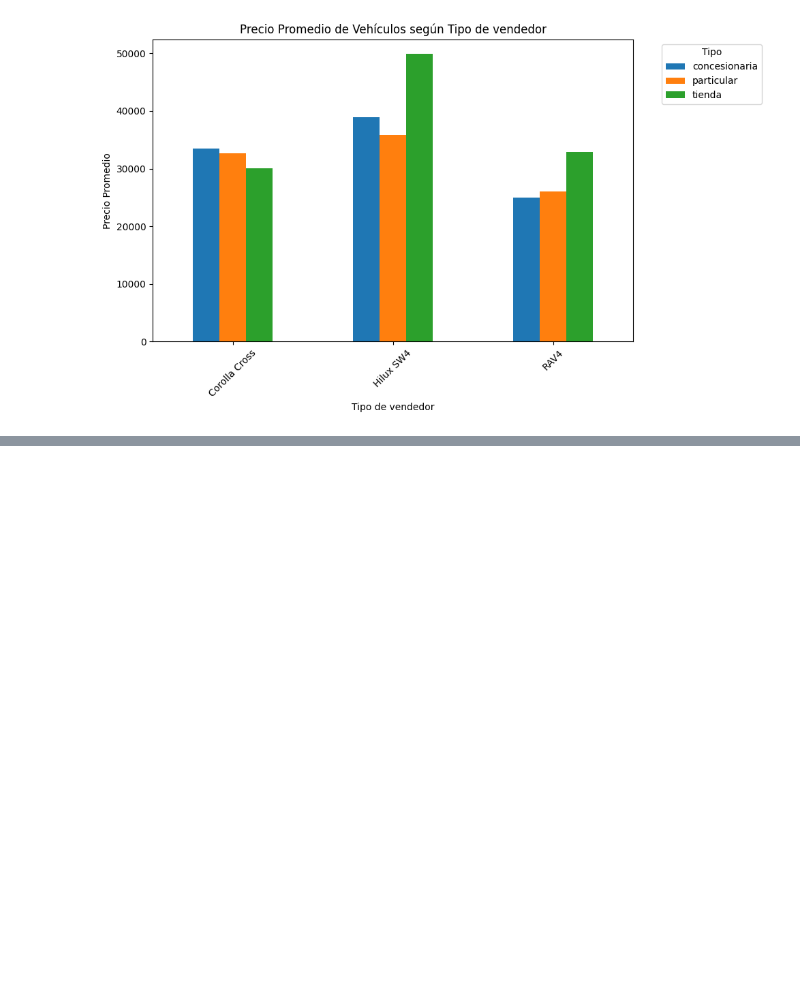
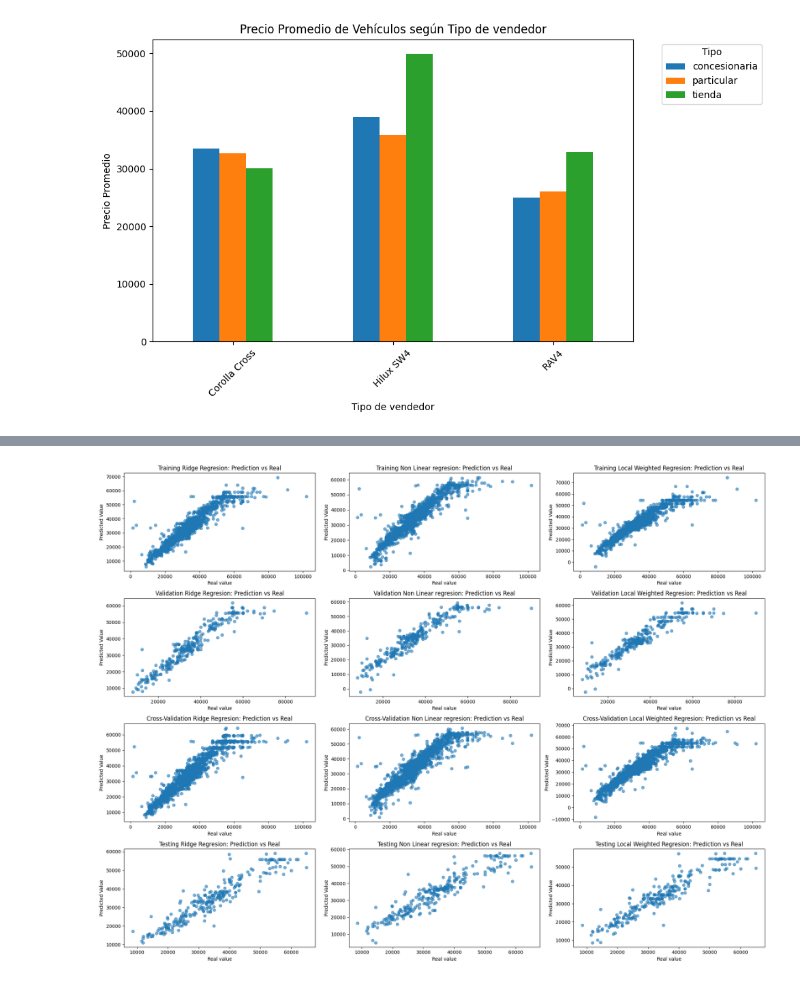
Before and after one commit to facuvulcano/Machine-Learning, a Jupyter notebook: Vulcano_Facundo_TP2/notebooks/Entrega_TP2.ipynb, the cells around one changed output, grey strips where cells are left out. Saved outputs shown, nothing was run; the diff lists cells and outputs as text; code cells hidden in the pictures; blank space fills up the shorter version.

```diff
--- a/Vulcano_Facundo_TP2/notebooks/Entrega_TP2.ipynb
+++ b/Vulcano_Facundo_TP2/notebooks/Entrega_TP2.ipynb
@@ -591,0 +416,10 @@ print(f'RMSE on test set: {rmse_test}')
+# %%
+y_test_pred_non_linear_regr = non_linear_regr.predict(X_test)
+
+rmse_non_linear_regr_testing = rmse(y_test.to_numpy(), y_test_pred_non_linear_regr.to_numpy())
+mae_non_linear_regr_testing = mae(y_test.to_numpy(), y_test_pred_non_linear_regr.to_numpy())
+r2_non_linear_regr_testing = r2(y_test.to_numpy(), y_test_pred_non_linear_regr.to_numpy())
+
+print(f'\nRMSE(Test): {rmse_non_linear_regr_testing}')
+print(f"MAE (Test): {mae_non_linear_regr_testing}")
+print(f"R2 (Test): {r2_non_linear_regr_testing}")
@@ -591,0 +456,10 @@ print(f'RMSE on test set: {rmse_test}')
+# %%
+y_test_pred_lwr = lwr.predict(X_test.to_numpy())
+
+rmse_lwr_testing = rmse(y_test.to_numpy(), y_test_pred_lwr)
+mae_lwr_testing = mae(y_test.to_numpy(), y_test_pred_lwr)
+r2_lwr_testing = r2(y_test.to_numpy(), y_test_pred_lwr)
+
+print(f'\nRMSE (Test) {rmse_lwr_testing}')
+print(f"MAE (Test): {mae_lwr_testing}")
+print(f"R2 (Test): {r2_lwr_testing}")
@@ -591,0 +862,79 @@ print(f'RMSE on test set: {rmse_test}')
+# %%
+plt.figure(figsize=(20, 15))
+
+plt.subplot(4, 3, 1)
+plt.scatter(y_train, y_train_pred_ridge_regr, alpha=0.6)
+plt.title('Training Ridge Regresion: Prediction vs Real')
+plt.xlabel('Real value')
+plt.ylabel('Predicted Value')
+
+plt.subplot(4, 3, 2)
+plt.scatter(y_train, y_train_pred_non_linear_regr, alpha=0.6)
+plt.title('Training Non Linear regresion: Prediction vs Real')
+plt.xlabel('Real value')
+plt.ylabel('Predicted Value')
+
+plt.subplot(4, 3, 3)
+plt.scatter(y_train, y_train_pred_lwr, alpha=0.6)
+plt.title('Training Local Weighted Regresion: Prediction vs Real')
+plt.xlabel('Real value')
+plt.ylabel('Predicted Value')
+
+plt.subplot(4, 3, 4)
+plt.scatter(y_val, y_val_pred_ridge_regr, alpha=0.6)
+plt.title('Validation Ridge Regresion: Prediction vs Real')
+plt.xlabel('Real value')
+plt.ylabel('Predicted Value')
+
+plt.subplot(4, 3, 5)
+plt.scatter(y_val, y_val_pred_non_linear_regr, alpha=0.6)
+plt.title('Validation Non Linear regresion: Prediction vs Real')
+plt.xlabel('Real value')
+plt.ylabel('Predicted Value')
+
+plt.subplot(4, 3, 6)
+plt.scatter(y_val, y_val_pred_lwr, alpha=0.6)
+plt.title('Validation Local Weighted Regresion: Prediction vs Real')
+plt.xlabel('Real value')
+plt.ylabel('Predicted Value')
+
+plt.subplot(4, 3, 7)
+plt.scatter(y_val_ridge_regr_cv, y_predict_val_ridge_regr_cv, alpha=0.6)
+plt.title('Cross-Validation Ridge Regresion: Prediction vs Real')
+plt.xlabel('Real value')
+plt.ylabel('Predicted Value')
+
+plt.subplot(4, 3, 8)
+plt.scatter(y_val_non_linear_regr_cv, y_val_pred_non_linear_regr_cv, alpha=0.6)
+plt.title('Cross-Validation Non Linear regresion: Prediction vs Real')
+plt.xlabel('Real value')
+plt.ylabel('Predicted Value')
+
+plt.subplot(4, 3, 9)
+plt.scatter(y_val_lwr_cv, y_val_predict_lwr_cv, alpha=0.6)
+plt.title('Cross-Validation Local Weighted Regresion: Prediction vs Real')
+plt.xlabel('Real value')
+plt.ylabel('Predicted Value')
+
+plt.subplot(4, 3, 10)
+plt.scatter(y_test, y_test_pred_ridge_regr, alpha=0.6)
+plt.title('Testing Ridge Regresion: Prediction vs Real')
+plt.xlabel('Real value')
+plt.ylabel('Predicted Value')
+
+plt.subplot(4, 3, 11)
+plt.scatter(y_test, y_test_pred_non_linear_regr, alpha=0.6)
+plt.title('Testing Non Linear regresion: Prediction vs Real')
+plt.xlabel('Real value')
+plt.ylabel('Predicted Value')
+
+plt.subplot(4, 3, 12)
+plt.scatter(y_test, y_test_pred_lwr, alpha=0.6)
+plt.title('Testing Local Weighted Regresion: Prediction vs Real')
+plt.xlabel('Real value')
+plt.ylabel('Predicted Value')
+
+plt.tight_layout()
+plt.show()
+# %% [output]
+[figure, added]
```
Also changed, not shown: parts of 94 cells of this notebook, 12 other files.
